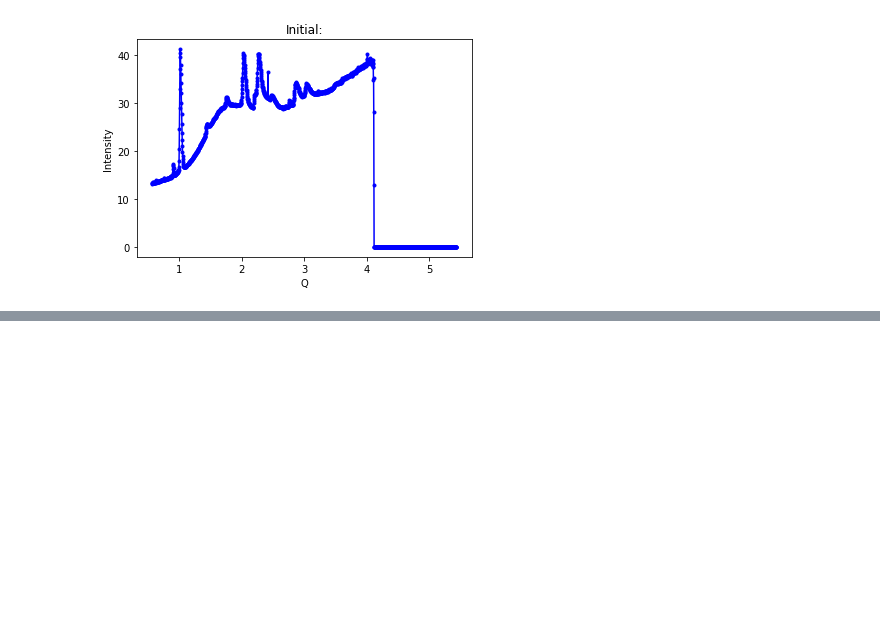
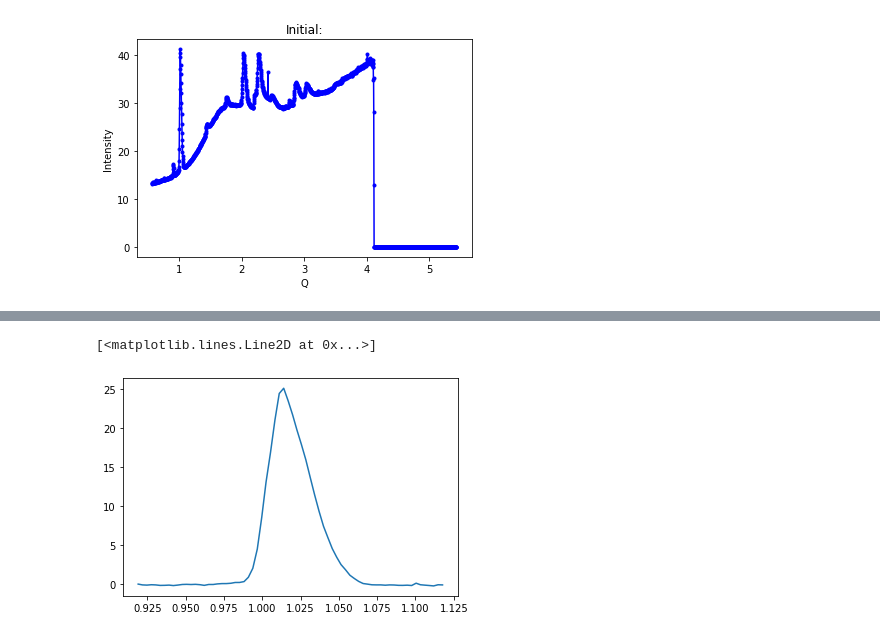
Before and after one commit to Wellesley-Solar/XRD_Tools, a Jupyter notebook: Python Programs/XRD Analysis/plot raw data & find peaks 4 28 20-checkpoint.ipynb, the cells around one changed output, grey strips where cells are left out. Cells and saved outputs as stored; diff of their text form; code cells hidden in the pictures; blank space fills up the shorter version.

```diff
--- a/Python Programs/XRD Analysis/plot raw data & find peaks 4 28 20-checkpoint.ipynb
+++ b/Python Programs/XRD Analysis/plot raw data & find peaks 4 28 20-checkpoint.ipynb
@@ -337,0 +75,13 @@ NameError: name 'data' is not defined
+# %%
+'''Remove background '''
+slope = (np.mean(y[limit2-10:limit2])-np.mean(y[limit1:limit1+10]))/(np.mean(q[limit2-10:limit2])-np.mean(q[limit1:limit1+10]))
+
+b = y[limit1]-slope*q[limit1]
+back = [slope*element+b for element in q]
+
+int_correct = np.array(int_sub)-np.array(back[limit1:limit2])
+
+plt.plot(np.array(q_sub),int_correct)
+# %% [output]
+[<matplotlib.lines.Line2D at 0x...>]
+[figure, added]
```
Also changed, not shown: parts of 18 cells of this notebook.
